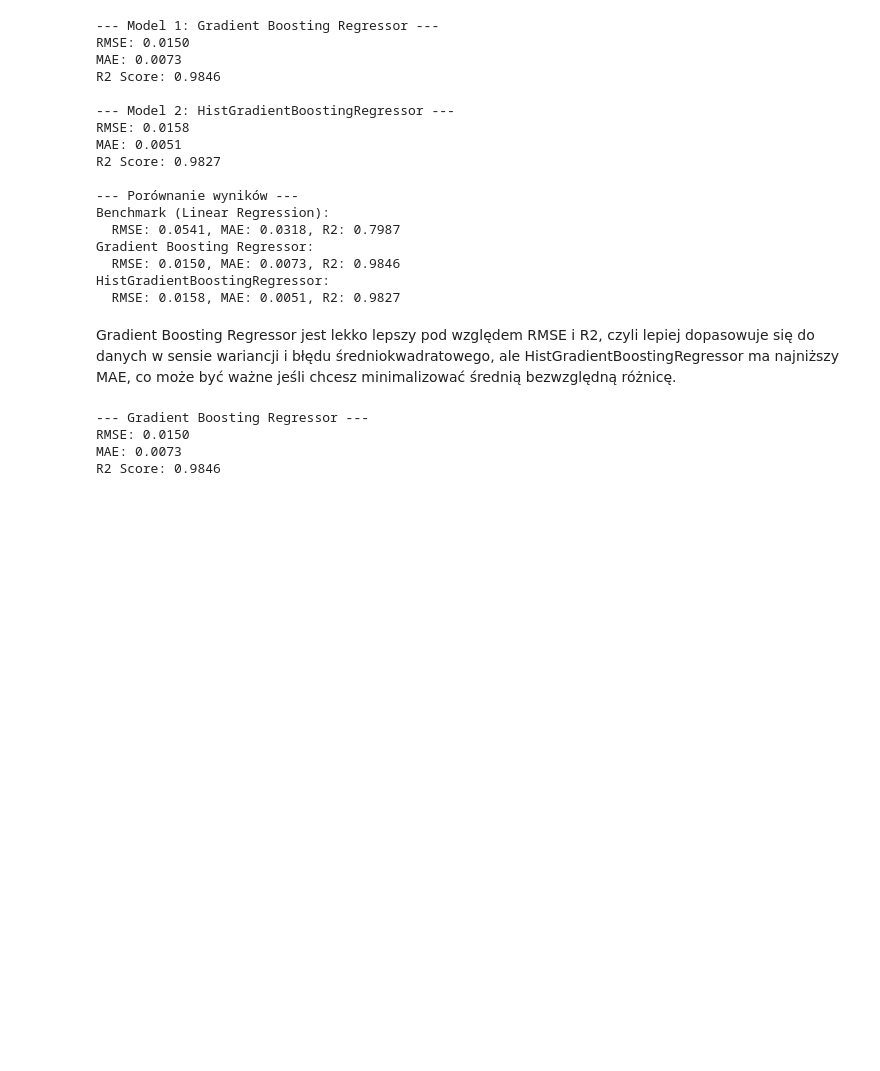
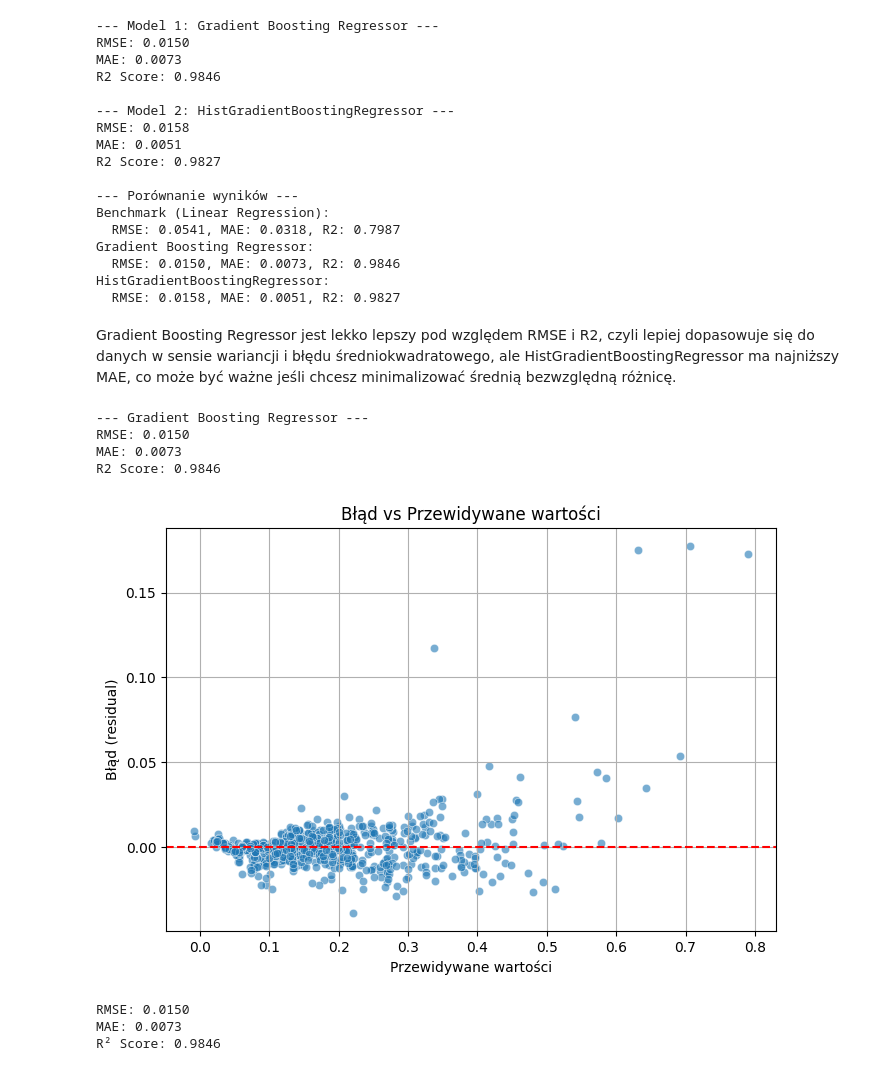
Before and after one commit to woywro/machine-learning-project, a Jupyter notebook: etap3.ipynb, the cells around one changed output. Cells and saved outputs as stored; diff of their text form; code cells hidden in the pictures; blank space fills up the shorter version.

```diff
--- a/etap3.ipynb
+++ b/etap3.ipynb
@@ -548,3 +548,29 @@ print(f"R2 Score: {r2:.4f}")
 RMSE: 0.0150
 MAE: 0.0073
 R2 Score: 0.9846
+# %%
+import matplotlib.pyplot as plt
+import seaborn as sns
+import numpy as np
+from sklearn.metrics import mean_squared_error, mean_absolute_error, r2_score
+
+# 3. Wykres błędów względem przewidywanych wartości
+plt.figure(figsize=(7, 5))
+sns.scatterplot(x=y_pred, y=residuals, alpha=0.6)
+plt.axhline(0, color='red', linestyle='--')
+plt.xlabel("Przewidywane wartości")
+plt.ylabel("Błąd (residual)")
+plt.title("Błąd vs Przewidywane wartości")
+plt.grid(True)
+plt.tight_layout()
+plt.show()
+
+# Opcjonalnie: wyświetlenie metryk
+print(f"RMSE: {rmse:.4f}")
+print(f"MAE: {mae:.4f}")
+print(f"R² Score: {r2:.4f}")
+# %% [output]
+[figure, added]
+RMSE: 0.0150
+MAE: 0.0073
+R² Score: 0.9846
```
Also changed, not shown: parts of 14 cells of this notebook.
